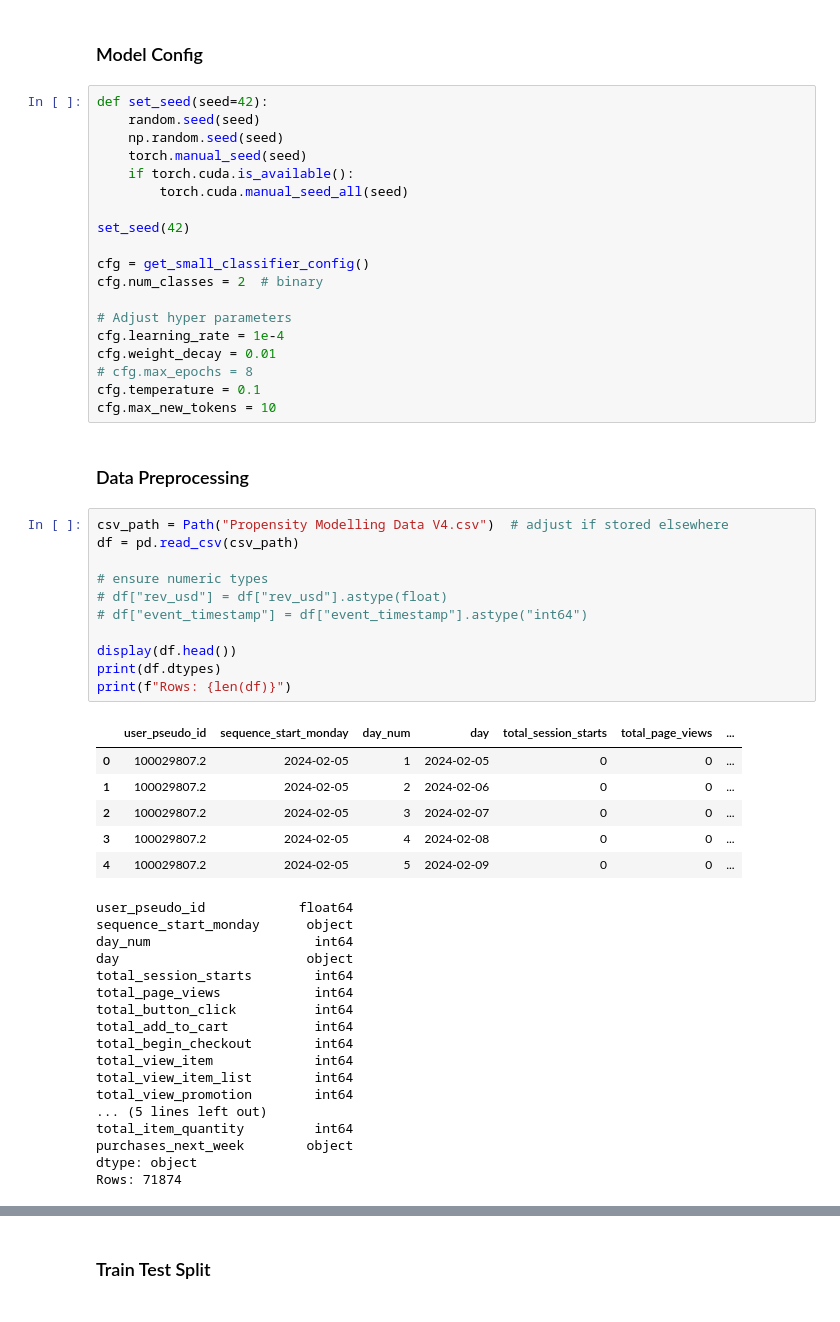
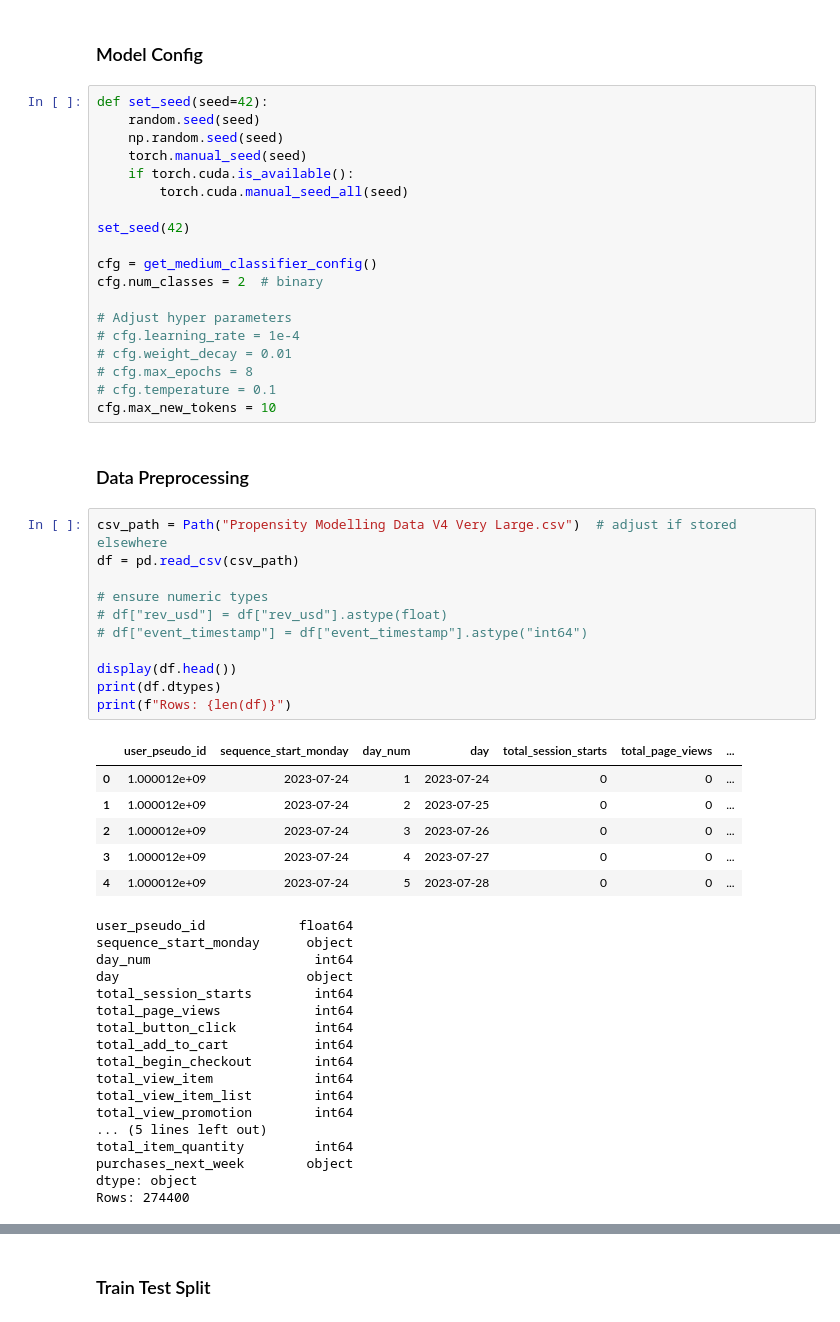
Before and after one commit to 5hiri/Propensity-Modelling-With-Transformer-Architecture, a Jupyter notebook: Propensity Modelling.ipynb, the cells around one changed output, grey strips where cells are left out. Saved outputs shown, nothing was run; the diff lists cells and outputs as text.

```diff
--- a/Propensity Modelling.ipynb
+++ b/Propensity Modelling.ipynb
@@ -25,35 +25,35 @@ def set_seed(seed=42):
 
 set_seed(42)
 
-cfg = get_small_classifier_config()
+cfg = get_medium_classifier_config()
 cfg.num_classes = 2  # binary
 
 # Adjust hyper parameters
-cfg.learning_rate = 1e-4
-cfg.weight_decay = 0.01
+# cfg.learning_rate = 1e-4
+# cfg.weight_decay = 0.01
 # cfg.max_epochs = 8
-cfg.temperature = 0.1
+# cfg.temperature = 0.1
 cfg.max_new_tokens = 10
 # %% [markdown]
 ### Data Preprocessing
 # %%
-csv_path = Path("Propensity Modelling Data V4.csv")  # adjust if stored elsewhere
+csv_path = Path("Propensity Modelling Data V4 Very Large.csv")  # adjust if stored elsewhere
 df = pd.read_csv(csv_path)
 
 # ensure numeric types
 # df["rev_usd"] = df["rev_usd"].astype(float)
 # df["event_timestamp"] = df["event_timestamp"].astype("int64")
 
 display(df.head())
 print(df.dtypes)
 print(f"Rows: {len(df)}")
 # %% [output]
 |  | user_pseudo_id | sequence_start_monday | day_num | day | total_session_starts | total_page_views | ... |
-| 0 | 100029807.2 | 2024-02-05 | 1 | 2024-02-05 | 0 | 0 | ... |
-| 1 | 100029807.2 | 2024-02-05 | 2 | 2024-02-06 | 0 | 0 | ... |
-| 2 | 100029807.2 | 2024-02-05 | 3 | 2024-02-07 | 0 | 0 | ... |
-| 3 | 100029807.2 | 2024-02-05 | 4 | 2024-02-08 | 0 | 0 | ... |
-| 4 | 100029807.2 | 2024-02-05 | 5 | 2024-02-09 | 0 | 0 | ... |
+| 0 | 1.000012e+09 | 2023-07-24 | 1 | 2023-07-24 | 0 | 0 | ... |
+| 1 | 1.000012e+09 | 2023-07-24 | 2 | 2023-07-25 | 0 | 0 | ... |
+| 2 | 1.000012e+09 | 2023-07-24 | 3 | 2023-07-26 | 0 | 0 | ... |
+| 3 | 1.000012e+09 | 2023-07-24 | 4 | 2023-07-27 | 0 | 0 | ... |
+| 4 | 1.000012e+09 | 2023-07-24 | 5 | 2023-07-28 | 0 | 0 | ... |
 user_pseudo_id            float64
 sequence_start_monday      object
 day_num                     int64
@@ -70,7 +70,7 @@ total_view_promotion        int64
 total_item_quantity         int64
 purchases_next_week        object
 dtype: object
-Rows: 71874
+Rows: 274400
 # %%
 processed_data = df.copy()
 
```
Also changed, not shown: parts of 18 cells of this notebook, 4 other files.
